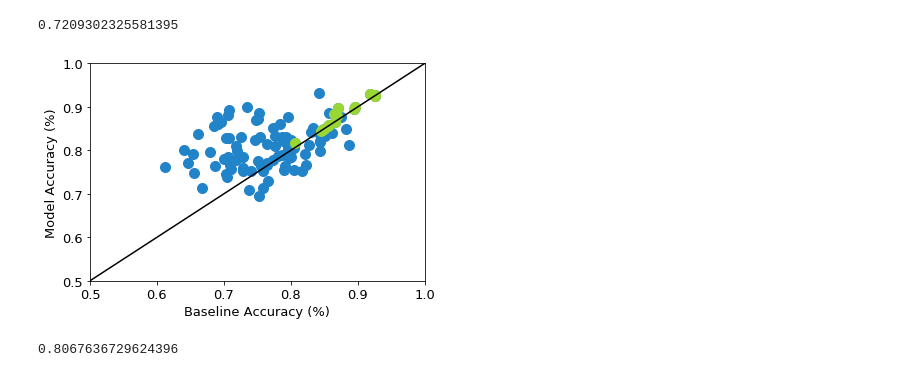
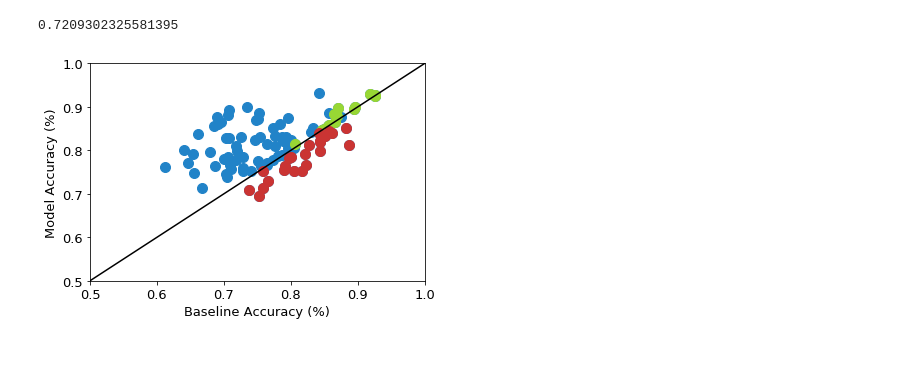
Before and after one commit to aradonjic/BikeBalance, a Jupyter notebook: DecisionTrees.ipynb, the cells around one changed output. Drawn from its saved outputs; the diff is of its cells as text; code cells hidden in the pictures.

Commit message:
model improvements

```diff
--- a/DecisionTrees.ipynb
+++ b/DecisionTrees.ipynb
@@ -70,7 +70,7 @@ def fit_model_to_station(X_train, y_train, X_test, y_test, max_depth_range, prin
     time_series_cv = TimeSeriesSplit(n_splits = 3).split(X_train)
     grid_search = GridSearchCV(model_type, param_grid, n_jobs = -1, cv = time_series_cv, verbose = 0, scoring = 'neg_mean_absolute_error')
     grid_result = grid_search.fit(X_train, y_train)
-    model = DecisionTreeRegressor(criterion = 'mae', max_depth = grid_result.best_params_['max_depth']).fit(X_train, y_train)
+    model = DecisionTreeRegressor(max_depth = grid_result.best_params_['max_depth']).fit(X_train, y_train)
     model = model.fit(X_train,y_train)
     predictions = model.predict(X_test)
     predictions = predictions.round()
@@ -217,3 +219,5 @@ len(not_sparse_df[not_sparse_df.per_correct_model > not_sparse_df.per_correct_ba
+# %%
+not_sparse_worse  = not_sparse_df[not_sparse_df.per_correct_model < not_sparse_df.per_correct_baseline]
 # %%
 # plot histogram of the model vs. baseline for stations where the data is not sparse
 not_sparse_df['per_correct_baseline'].plot.hist(10)
@@ -221,22 +225,19 @@ not_sparse_df['per_correct_model'].plot.hist(10)
 # %%
 # Plot summary results (model vs. baseline)
 plt.figure()
 ax = plt.plot(results['per_correct_baseline'], results['per_correct_model'], 'o',
               color = (33/255, 131/255, 200/255), markersize = 10)
 ax = plt.plot(sparse_df['per_correct_baseline'], sparse_df['per_correct_model'], 'o', markersize = 10,
              color = '#98D734')
-#ax = plt.plot(tmp_results['per_correct_baseline'], tmp_results['per_correct_model'], 'o', markersize = 10)
+ax = plt.plot(not_sparse_worse['per_correct_baseline'], not_sparse_worse['per_correct_model'], 'o', markersize = 10,
+             color = '#CA3433')
 plt.plot([0,1],[0,1], '-', color = 'k')
 plt.xlim(0.5,1)
 plt.ylim(0.5,1)
 plt.xlabel('Baseline Accuracy (%)',fontsize = 13)
 plt.ylabel('Model Accuracy (%)',fontsize = 13)
 plt.xticks(fontsize = 13)
 plt.yticks(fontsize = 13)
 plt.savefig("model_baseline_0.pdf", bbox_inches = 'tight')
 # %% [output]
-[figure, old version]
+[figure, new version]
-# %%
-not_sparse_df['per_correct_model'].mean()
-# %% [output]
-0.8067636729624396
```
Also changed, not shown: parts of 3 cells of this notebook.
